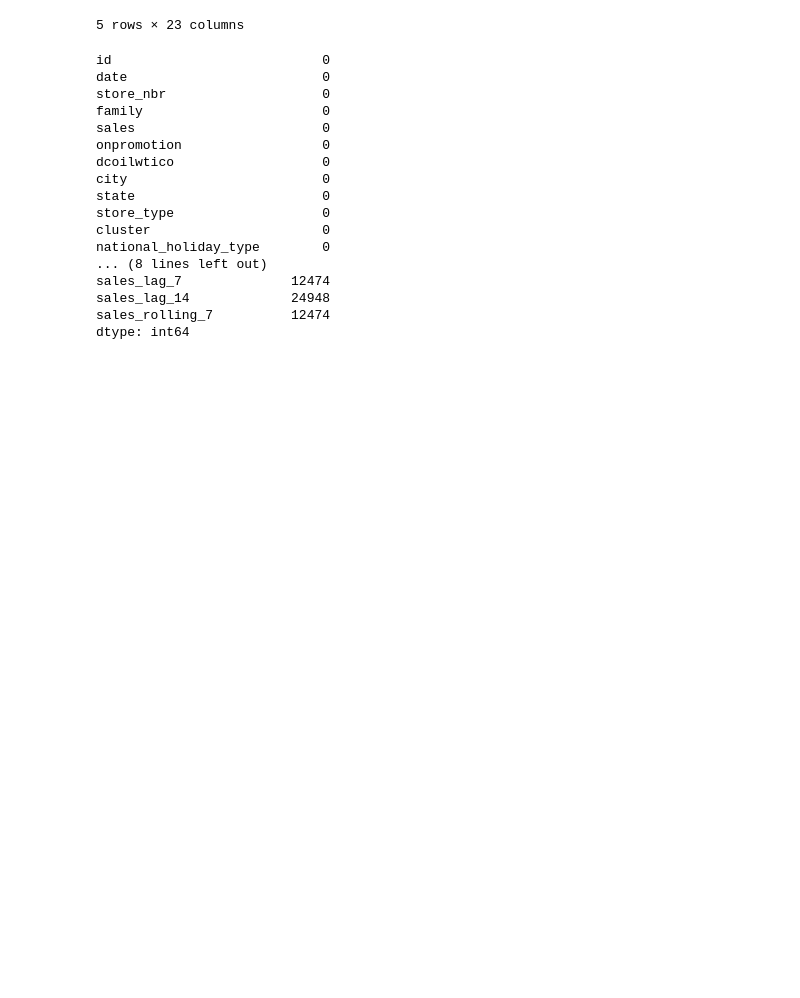
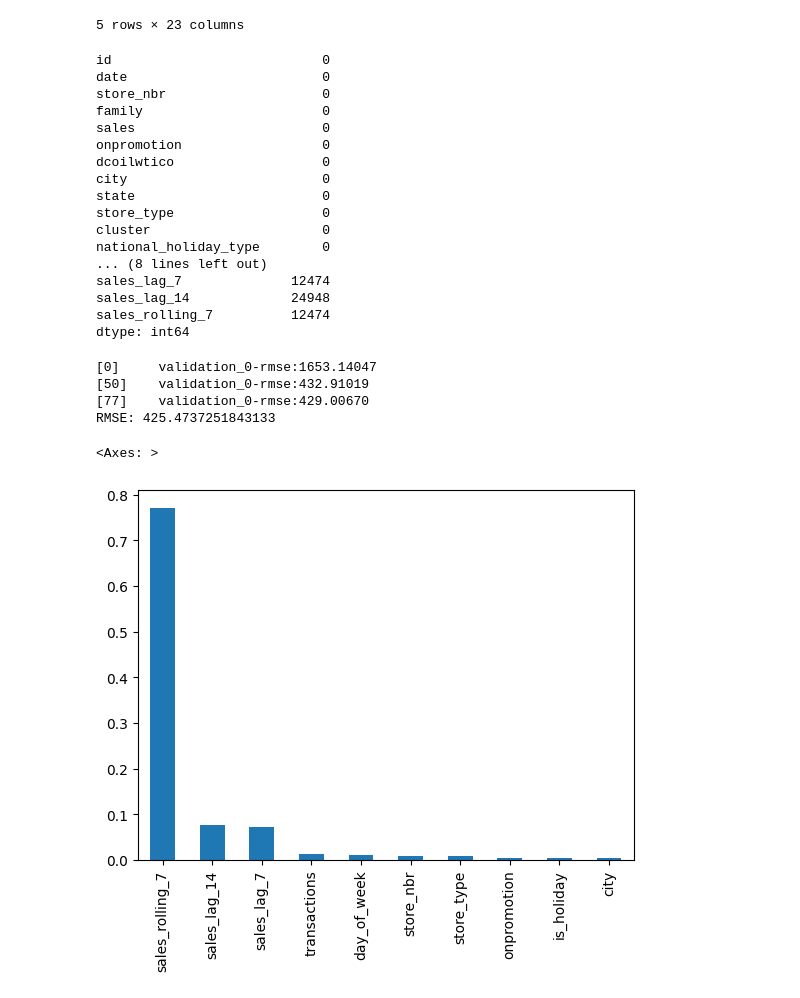
Before and after one commit to berkasin01/kaggle_competitions, a Jupyter notebook: time_series/time_series_forecast.ipynb, the cells around one changed output. Drawn from its saved outputs; the diff is of its cells as text; code cells hidden in the pictures; blank space fills up the shorter version.

```diff
--- a/time_series/time_series_forecast.ipynb
+++ b/time_series/time_series_forecast.ipynb
@@ -281,3 +281,39 @@ sales_rolling_7          12474
 dtype: int64
 # %%
 train_csv = train_csv.dropna(subset=['sales_lag_7', 'sales_lag_14', 'sales_rolling_7'])
+# %%
+from sklearn.preprocessing import OrdinalEncoder
+
+cat_cols = ['family', 'city', 'state', 'store_type', 'national_holiday_type', 'regional_holiday_type', 'local_holiday_type']
+enc = OrdinalEncoder()
+train_csv[cat_cols] = enc.fit_transform(train_csv[cat_cols])
+
+drop_cols = ['id', 'date', 'sales']
+X = train_csv.drop(columns=drop_cols)
+y = train_csv['sales']
+
+from sklearn.model_selection import train_test_split
+X_train, X_test, y_train, y_test = train_test_split(X, y, test_size=0.2, random_state=42, shuffle=False)
+# %%
+from xgboost import XGBRegressor
+from sklearn.metrics import mean_squared_error
+import numpy as np
+
+model = XGBRegressor(n_estimators=500, learning_rate=0.05, max_depth=6, random_state=42, early_stopping_rounds=10)
+model.fit(X_train, y_train, eval_set=[(X_test, y_test)], verbose=50)
+
+y_pred = model.predict(X_test)
+rmse = np.sqrt(mean_squared_error(y_test, y_pred))
+print(f"RMSE: {rmse}")
+# %% [output]
+[0]     validation_0-rmse:1653.14047
+[50]    validation_0-rmse:432.91019
+[77]    validation_0-rmse:429.00670
+RMSE: 425.4737251843133
+# %%
+import pandas as pd
+feat_imp = pd.Series(model.feature_importances_, index=X_train.columns)
+feat_imp.sort_values(ascending=False).head(10).plot(kind='bar')
+# %% [output]
+<Axes: >
+[figure, added]
```
